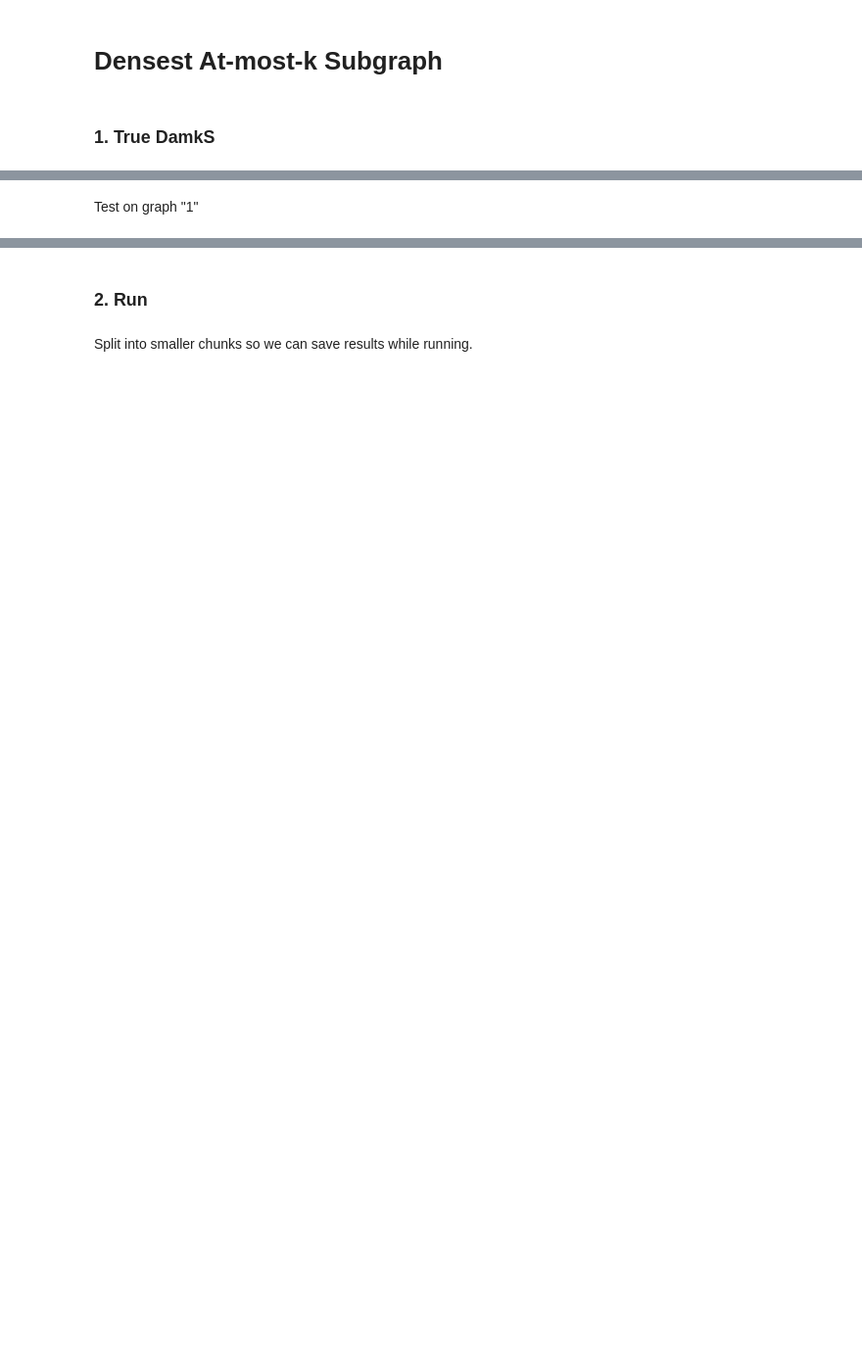
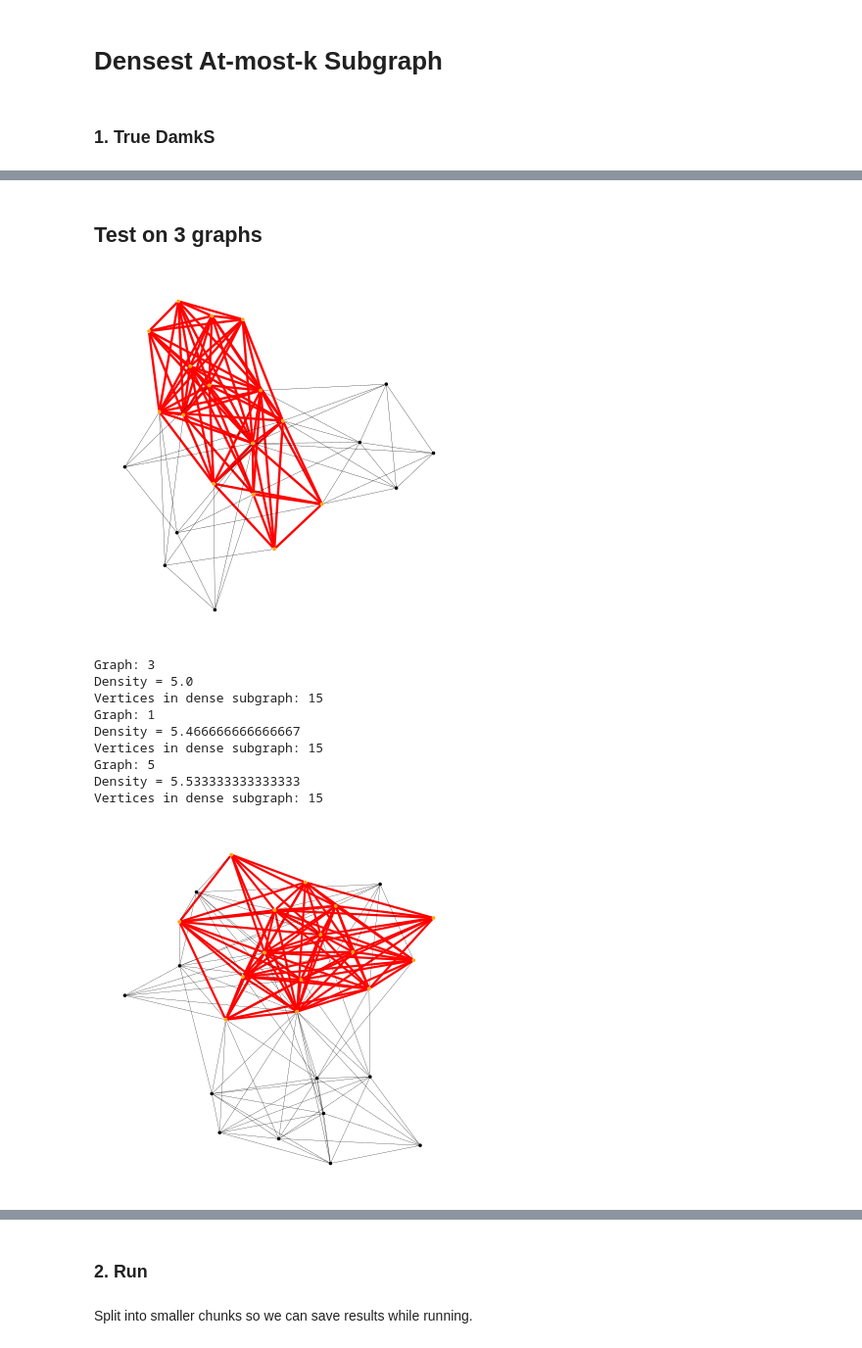
Before and after one commit to hoavu-cs/LearningAugmentedDensestSubgraph, a Jupyter notebook: at_most_k.ipynb, the cells around one changed output, grey strips where cells are left out. Shown at 98% size. Cells and saved outputs as stored; diff of their text form; code cells hidden in the pictures; blank space fills up the shorter version.

```diff
--- a/at_most_k.ipynb
+++ b/at_most_k.ipynb
@@ -68,9 +107,20 @@ Pruning
 # %%
-pruned = Dict(gn => Dict() for (gn, _) in graphs)
+K = 15 # parameter k
+MAX_SIZE = 30 # filter graph whose filted size is larger than this
+
+pruned = Dict()
+
 for (gn ,g) in graphs
+    dprime = greedy_damks_estimate(g, K)
+    h, survived_idx = prune_graph(g, dprime)
+
+    if nv(h) > MAX_SIZE
+        continue
+    end
+
+    pruned[gn] = Dict()
     pruned[gn][:original] = g
-    (h, h_vmap) = prune_graph(g, density(greedy_damks_estimate(g, K)))
     pruned[gn][:pruned] = h
-    pruned[gn][:pruned_vmap] = h_vmap
+    pruned[gn][:pruned_vmap] = survived_idx
 end
 # %% [markdown]
@@ -82,2 +135,3 @@ Select small graphs
 # %%
-pruned = filter(((gn, ginfo),) -> nv(ginfo[:pruned]) <= 30, pruned)
+
+pruned = filter(((gn, ginfo),) -> nv(ginfo[:pruned]) <= MAX_SIZE, pruned)
@@ -133,11 +246,32 @@ end
 # %% [markdown]
-Test on graph "1"
+## Test on 3 graphs
 # %%
-# g = graphs["1"]
-g = pruned["1"][:pruned]
-# gplot(g)
-damks_vlist, damks_density = exact_damks(g, K)
-print("Density = ")
-println(damks_density)
-h, _ = induced_subgraph(g, damks_vlist)
-gplot(h)
+
+test_count = 3
+for gn in keys(pruned)
+    println("Graph: $gn")
+    pruned_g = pruned[gn][:pruned]
+    original_g = pruned[gn][:original]
+    damks_vlist, damks_density = exact_damks(pruned_g, K)
+    p = plot_dense_subgraph(pruned_g, damks_vlist)
+    display(p)
+    println("Density = $damks_density")
+    println("Vertices in dense subgraph: $(length(damks_vlist))")
+
+    test_count -= 1
+    if test_count == 0
+        break
+    end
+end
+# %% [output]
+[figure, added]
+Graph: 3
+Density = 5.0
+Vertices in dense subgraph: 15
+Graph: 1
+Density = 5.466666666666667
+Vertices in dense subgraph: 15
+Graph: 5
+Density = 5.533333333333333
+Vertices in dense subgraph: 15
+[figure, added]
```
Also changed, not shown: parts of 21 cells of this notebook, 13 other files.
